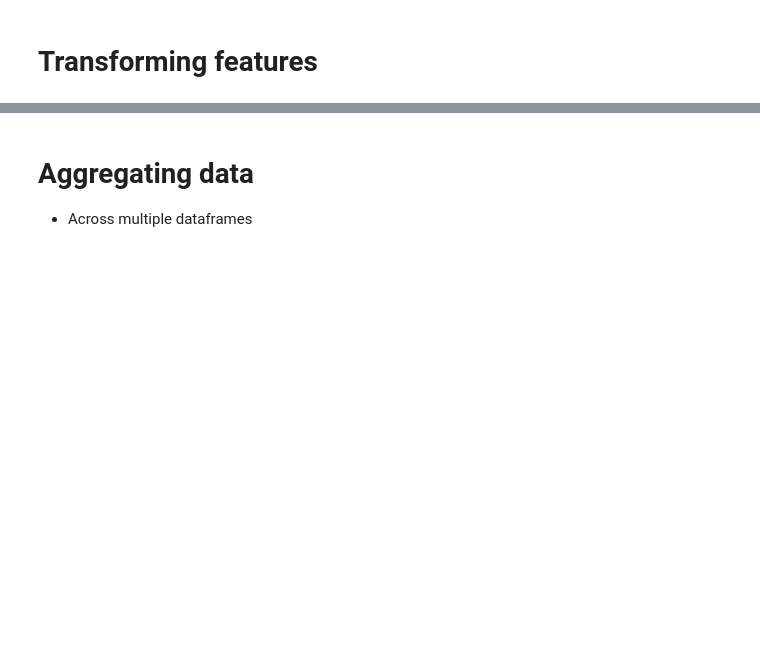
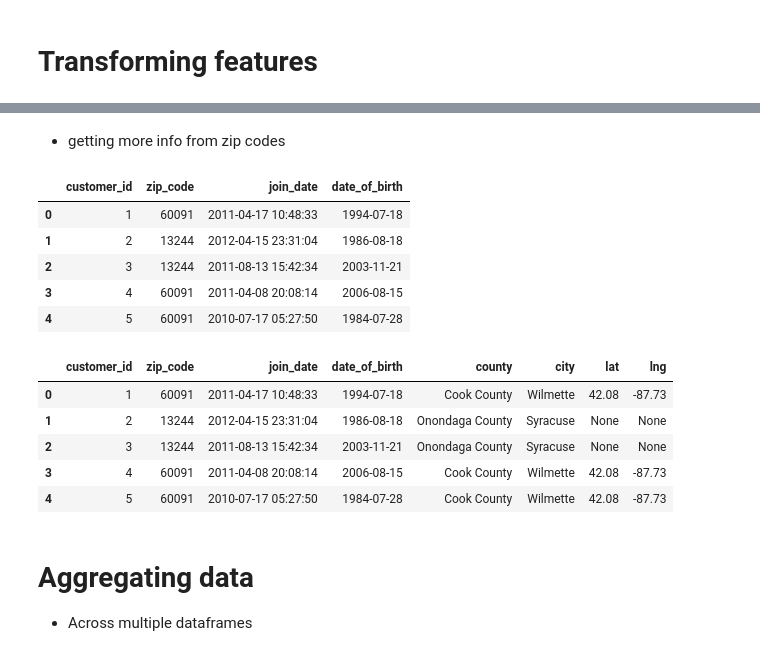
Before and after one commit to johnbridstrup/ml_tools, a Jupyter notebook: demo.ipynb, the cells around one changed output, grey strips where cells are left out. Drawn from its saved outputs; the diff is of its cells as text; code cells hidden in the pictures; blank space fills up the shorter version.

```diff
--- a/demo.ipynb
+++ b/demo.ipynb
@@ -46,3 +68,24 @@ See the caveats in the documentation: https://pandas.pydata.org/pandas-docs/stab
+# %% [markdown]
+- getting more info from zip codes
+# %%
+customers = pd.read_csv("data/ml_tools_multiiple_tables_dataset/customers.csv")
+display(customers)
+
+customers = ZipCodeInfo.generate_feature(customers, column='zip_code')
+display(customers)
+# %% [output]
+|  | customer_id | zip_code | join_date | date_of_birth |
+| 0 | 1 | 60091 | 2011-04-17 10:48:33 | 1994-07-18 |
+| 1 | 2 | 13244 | 2012-04-15 23:31:04 | 1986-08-18 |
+| 2 | 3 | 13244 | 2011-08-13 15:42:34 | 2003-11-21 |
+| 3 | 4 | 60091 | 2011-04-08 20:08:14 | 2006-08-15 |
+| 4 | 5 | 60091 | 2010-07-17 05:27:50 | 1984-07-28 |
+|  | customer_id | zip_code | join_date | date_of_birth | county | city | lat | lng |
+| 0 | 1 | 60091 | 2011-04-17 10:48:33 | 1994-07-18 | Cook County | Wilmette | 42.08 | -87.73 |
+| 1 | 2 | 13244 | 2012-04-15 23:31:04 | 1986-08-18 | Onondaga County | Syracuse | None | None |
+| 2 | 3 | 13244 | 2011-08-13 15:42:34 | 2003-11-21 | Onondaga County | Syracuse | None | None |
+| 3 | 4 | 60091 | 2011-04-08 20:08:14 | 2006-08-15 | Cook County | Wilmette | 42.08 | -87.73 |
+| 4 | 5 | 60091 | 2010-07-17 05:27:50 | 1984-07-28 | Cook County | Wilmette | 42.08 | -87.73 |
 # %% [markdown]
 # Aggregating data
 - Across multiple dataframes
```
Also changed, not shown: parts of 7 cells of this notebook, 3 other files.
